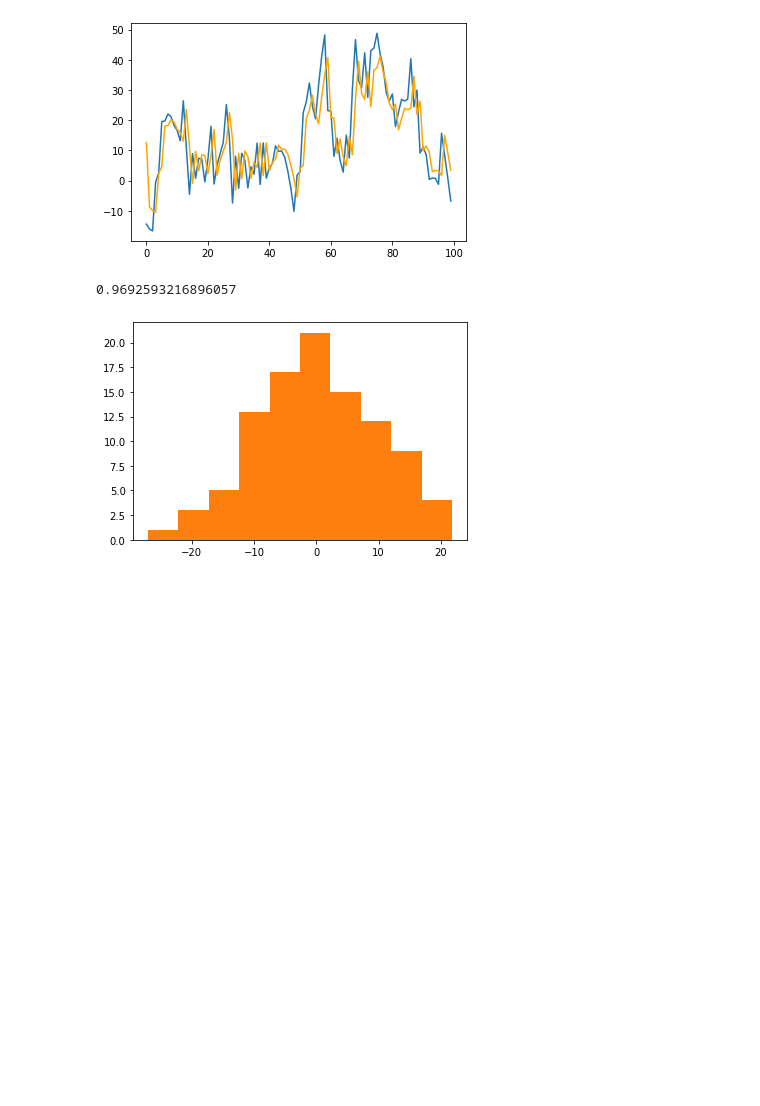
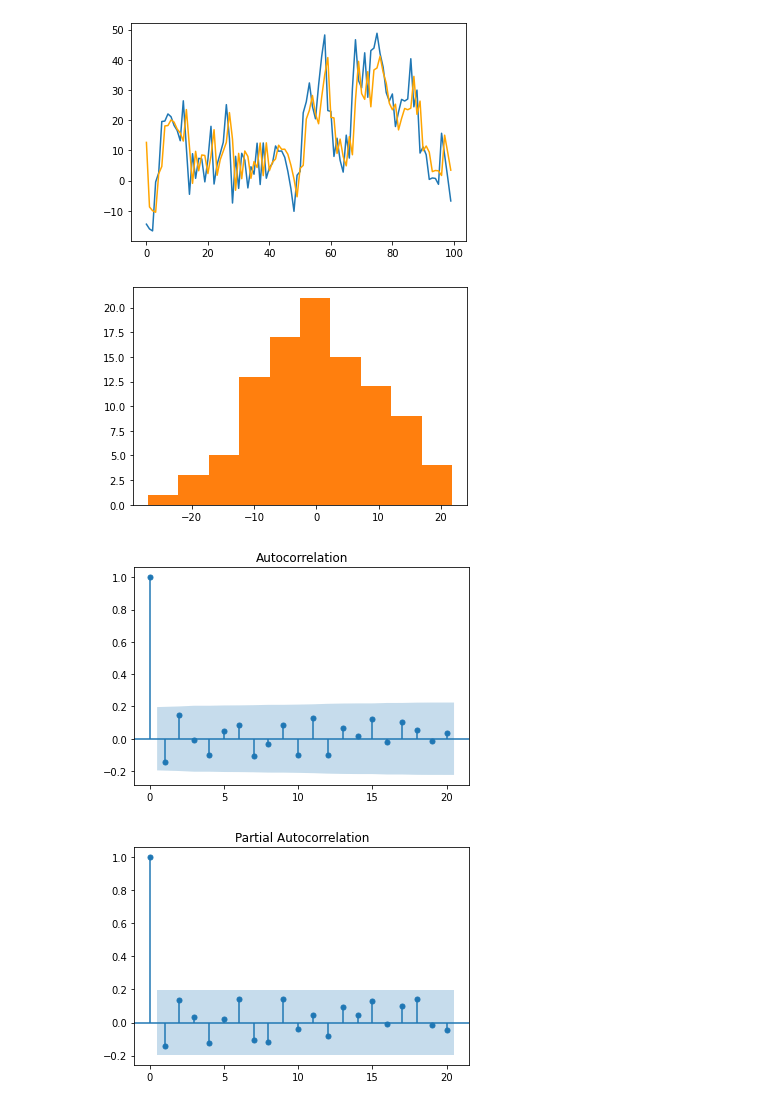
Before and after one commit to alexandrugris/collabs, a Jupyter notebook: timeseries.ipynb, the cells around one changed output. Drawn from its saved outputs; the diff is of its cells as text; code cells hidden in the pictures; blank space fills up the shorter version.

```diff
--- a/timeseries.ipynb
+++ b/timeseries.ipynb
@@ -222,12 +222,19 @@ print(results.arparams)
 # %%
 resid = arma_series - results.fittedvalues
 plt.hist(resid)
 
 import scipy.stats as stats
 # visual inspection of the residuals
 plt.hist(resid)
 # Shapiro test for normality
 stats.shapiro(stats.zscore(resid))[1]
+
+# no autocorrelation
+plot_acf(resid)
+plt.show()
+plot_pacf(resid)
+plt.show()
 # %% [output]
-0.9692593216896057
 [figure]
+[figure, added]
+[figure, added]
```
